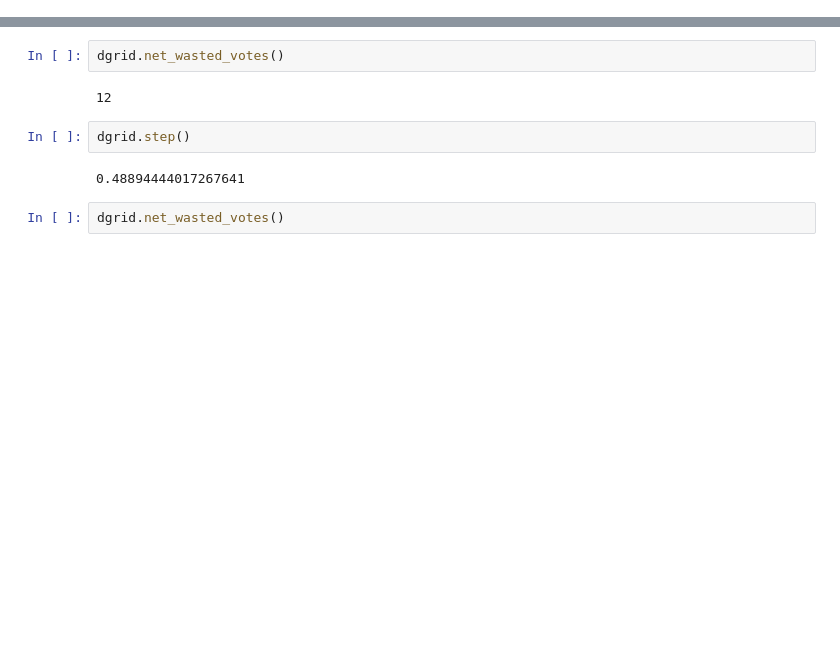
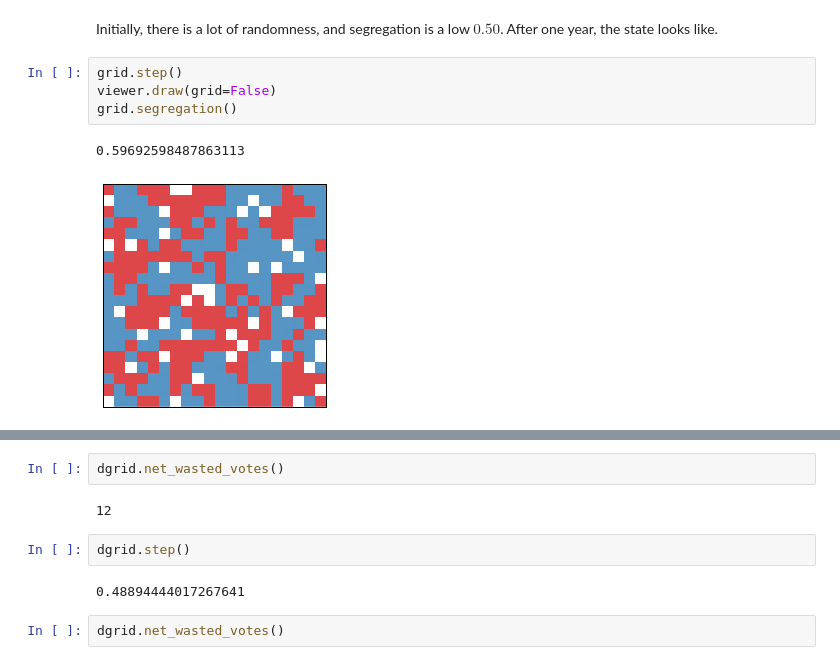
Before and after one commit to davidlowryduda/notebooks, a Jupyter notebook: Gerrymandering/Gerrymandering_Notebook.ipynb, the cells around one changed output, grey strips where cells are left out. Cells and saved outputs as stored; diff of their text form; blank space fills up the shorter version.

```diff
--- a/Gerrymandering/Gerrymandering_Notebook.ipynb
+++ b/Gerrymandering/Gerrymandering_Notebook.ipynb
@@ -487,0 +56,9 @@ dgrid.segregation()
+# %% [markdown]
+Initially, there is a lot of randomness, and segregation is a low $0.50$. After one year, the state looks like.
+# %%
+grid.step()
+viewer.draw(grid=False)
+grid.segregation()
+# %% [output]
+0.59692598487863113
+[figure, added]
```
Also changed, not shown: parts of 92 cells of this notebook.
